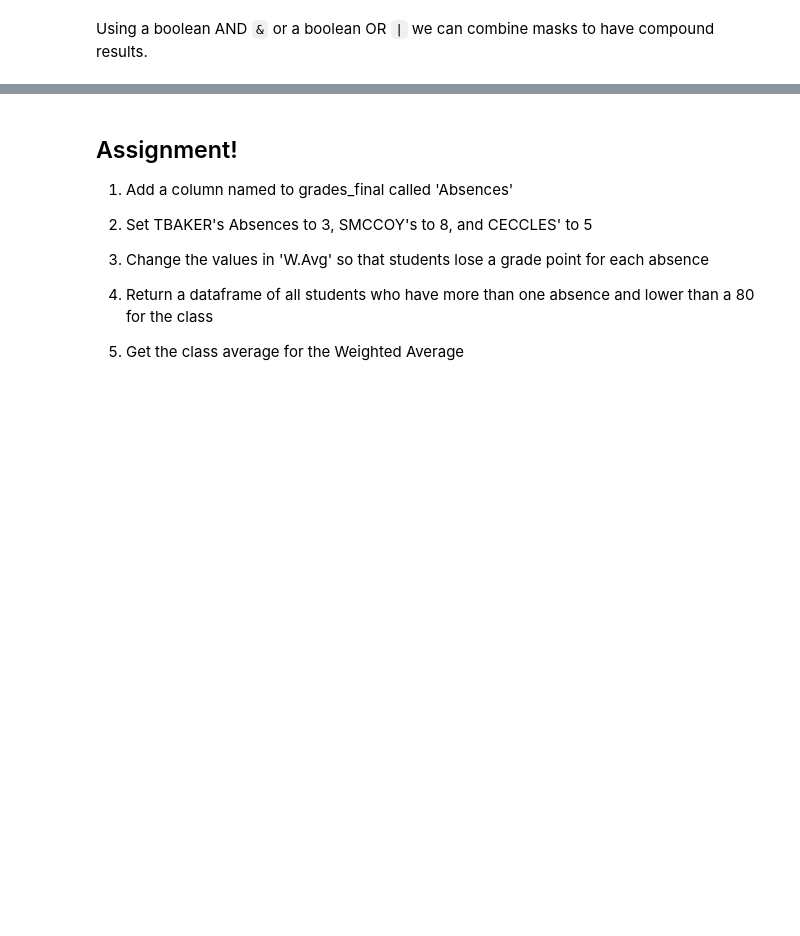
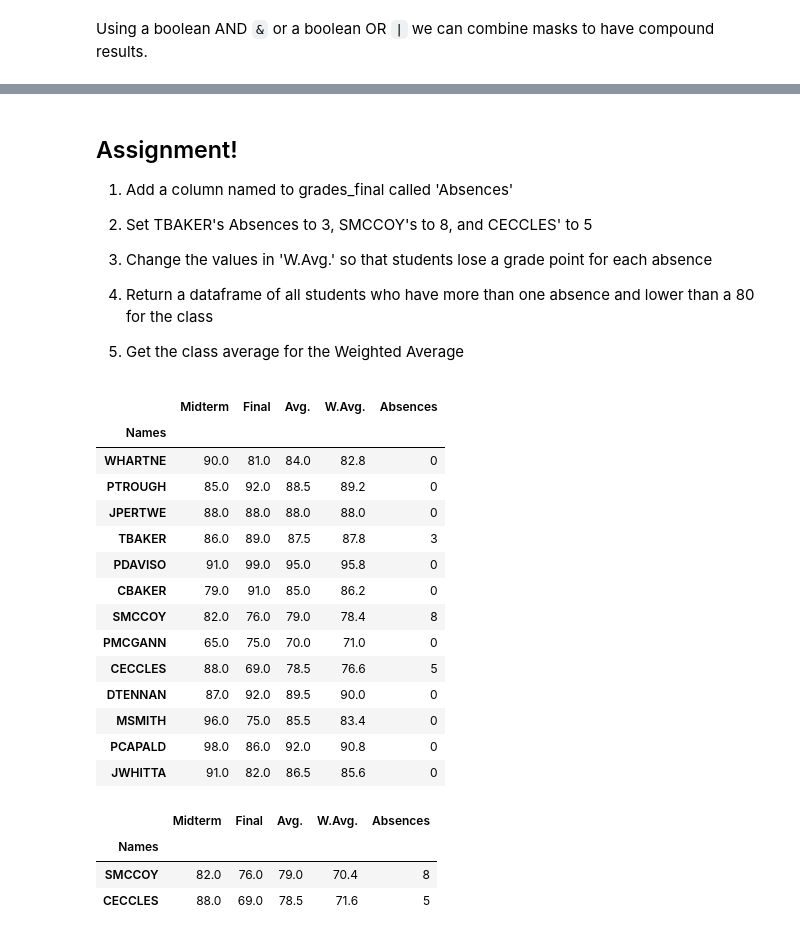
Before and after one commit to brownworth/DM19MD, a Jupyter notebook: Python/MD-2-PandasNumpyBasics.ipynb, the cells around one changed output, grey strips where cells are left out. Cells and saved outputs as stored; diff of their text form; code cells hidden in the pictures; blank space fills up the shorter version.

```diff
--- a/Python/MD-2-PandasNumpyBasics.ipynb
+++ b/Python/MD-2-PandasNumpyBasics.ipynb
@@ -175,8 +494,30 @@ grades_final
 
 2) Set TBAKER's Absences to 3, SMCCOY's to 8, and CECCLES' to 5
 
-3) Change the values in 'W.Avg' so that students lose a grade point for each absence
+3) Change the values in 'W.Avg.' so that students lose a grade point for each absence
 
 4) Return a dataframe of all students who have more than one absence and lower than a 80 for the class
 
 5) Get the class average for the Weighted Average
+# %%
+grades_final['Absences'] =0
+# %%
+grades_final.loc['CECCLES','Absences'] = 5
+# %%
+grades_final
+# %% [output]
+|  | Midterm | Final | Avg. | W.Avg. | Absences |
+| Names |  |  |  |  |  |
+| WHARTNE | 90.0 | 81.0 | 84.0 | 82.8 | 0 |
+| PTROUGH | 85.0 | 92.0 | 88.5 | 89.2 | 0 |
+| JPERTWE | 88.0 | 88.0 | 88.0 | 88.0 | 0 |
+| TBAKER | 86.0 | 89.0 | 87.5 | 87.8 | 3 |
+| PDAVISO | 91.0 | 99.0 | 95.0 | 95.8 | 0 |
+| CBAKER | 79.0 | 91.0 | 85.0 | 86.2 | 0 |
+| SMCCOY | 82.0 | 76.0 | 79.0 | 78.4 | 8 |
+| PMCGANN | 65.0 | 75.0 | 70.0 | 71.0 | 0 |
+| CECCLES | 88.0 | 69.0 | 78.5 | 76.6 | 5 |
+| DTENNAN | 87.0 | 92.0 | 89.5 | 90.0 | 0 |
+| MSMITH | 96.0 | 75.0 | 85.5 | 83.4 | 0 |
+| PCAPALD | 98.0 | 86.0 | 92.0 | 90.8 | 0 |
+| JWHITTA | 91.0 | 82.0 | 86.5 | 85.6 | 0 |
@@ -182,0 +526,7 @@ grades_final
+# %%
+grades_final[(grades_final['Absences']>0)&(grades_final['W.Avg.']<80)]
+# %% [output]
+|  | Midterm | Final | Avg. | W.Avg. | Absences |
+| Names |  |  |  |  |  |
+| SMCCOY | 82.0 | 76.0 | 79.0 | 70.4 | 8 |
+| CECCLES | 88.0 | 69.0 | 78.5 | 71.6 | 5 |
```
Also changed, not shown: parts of 32 cells of this notebook, 7 other files.
